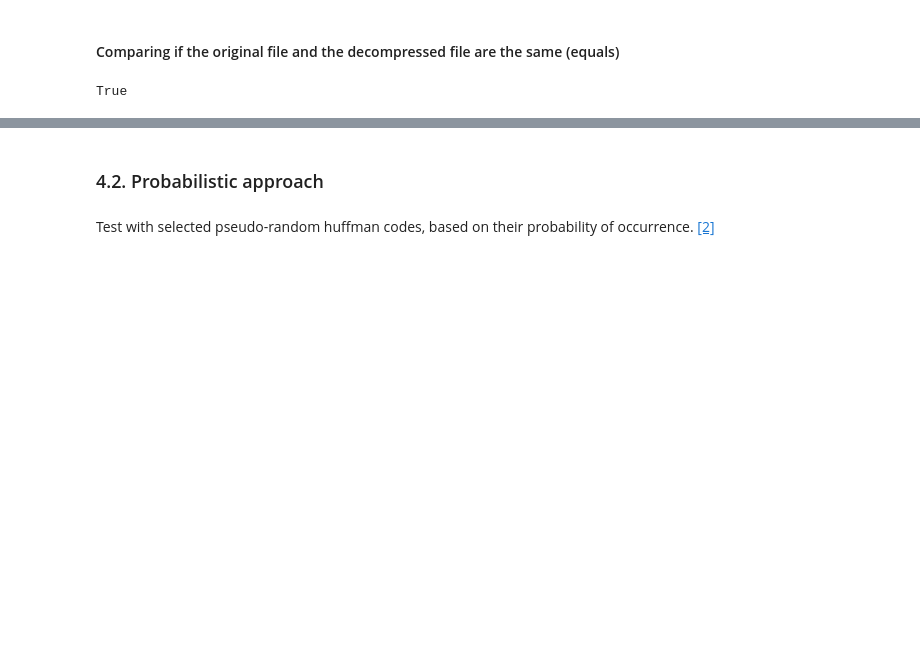
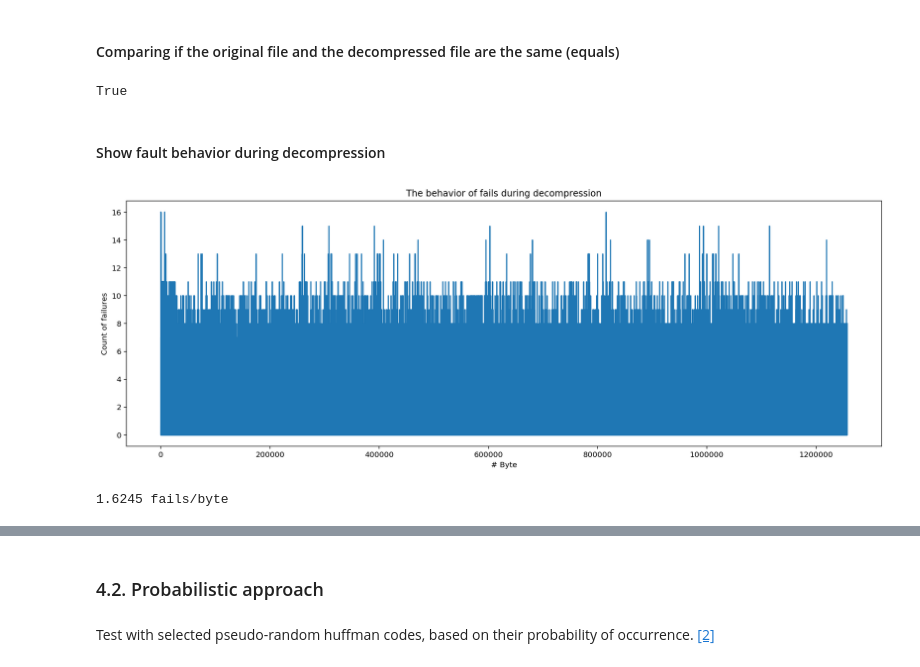
Before and after one commit to ansegura7/DataCompression, a Jupyter notebook: code/HuffmanCode.ipynb, the cells around one changed output, grey strips where cells are left out. Cells and saved outputs as stored; diff of their text form; code cells hidden in the pictures; blank space fills up the shorter version.

Commit message:
Update Huffma Code
Added descriptive analysis of failures in the decompression process.

```diff
--- a/code/HuffmanCode.ipynb
+++ b/code/HuffmanCode.ipynb
@@ -384,6 +390,7 @@ Test with all huffman codes until the file is completely decompressed. The codes
 def decompress_bin_file(byte_string, hf_code, forward=True):
     start_time = timeit.default_timer()
     byte_list = []
+    fails_list = []
     codes_size = []
     inv_codes = {v: k for k, v in hf_code.items()}
 
@@ -395,35 +402,37 @@ def decompress_bin_file(byte_string, hf_code, forward=True):
 
     n_size = len(byte_string)
     ix = 0
-    tries = 0
 
     while ix < n_size:
+        curr_tries = 0
 
         for size in codes_size:
-            tries += 1
             possible_code = byte_string[ix:ix + size]
 
             if possible_code in inv_codes.keys():
                 byte = int(inv_codes[possible_code])
                 byte_list.append(byte)
                 ix = ix + size
+                fails_list.append(curr_tries)
                 break
+            curr_tries += 1
 
     # Elapsed time
     elapsed = timeit.default_timer() - start_time
 
     # Algorithm accuracy
-    algo_accuracy = round(100 * len(byte_list) / tries / 8, 2)
+    total_tries = sum(fails_list)
+    algo_accuracy = round(100 * len(byte_list) / total_tries, 2)
 
     # Verbose
     print(codes_size)
     print('elapsed time', elapsed, 's')
-    print('tries:', tries, ', acurracy:', algo_accuracy, '%')
+    print('tries:', total_tries, ', acurracy:', algo_accuracy, '%')
 
-    return byte_list;
+    return byte_list, fails_list;
 # %%
 # Decode/Decompress file using the Huffman code
 forward = True
-decompress_file = decompress_bin_file(compress_file, hf_code, forward)
+decompress_file, fails_list = decompress_bin_file(compress_file, hf_code, forward)
 # %% [output]
 [3, 4, 5, 6, 7, 8, 9, 10, 11, 12, 13, 14, 15, 16, 18, 19, 20]
@@ -445,3 +454,21 @@ def compare_files(file_a, file_b):
 compare_files(text_byte_list, decompress_file)
 # %% [output]
 True
+# %% [markdown]
+#### Show fault behavior during decompression
+# %%
+# Plot occurrences of stop words
+fig = plt.figure(figsize = (18, 6))
+plt.plot(fails_list)
+plt.title('The behavior of fails during decompression')
+plt.xlabel('# Byte', fontsize = 10)
+plt.ylabel('Count of failures', fontsize = 10)
+plt.show()
+# %% [output]
+[figure, added]
+# %%
+# Average failures per decompressed byte
+fails_mean = np.mean(fails_list)
+print(round(fails_mean, 4), 'fails/byte')
+# %% [output]
+1.6245 fails/byte
```
Also changed, not shown: parts of 6 cells of this notebook, 1 other file.
